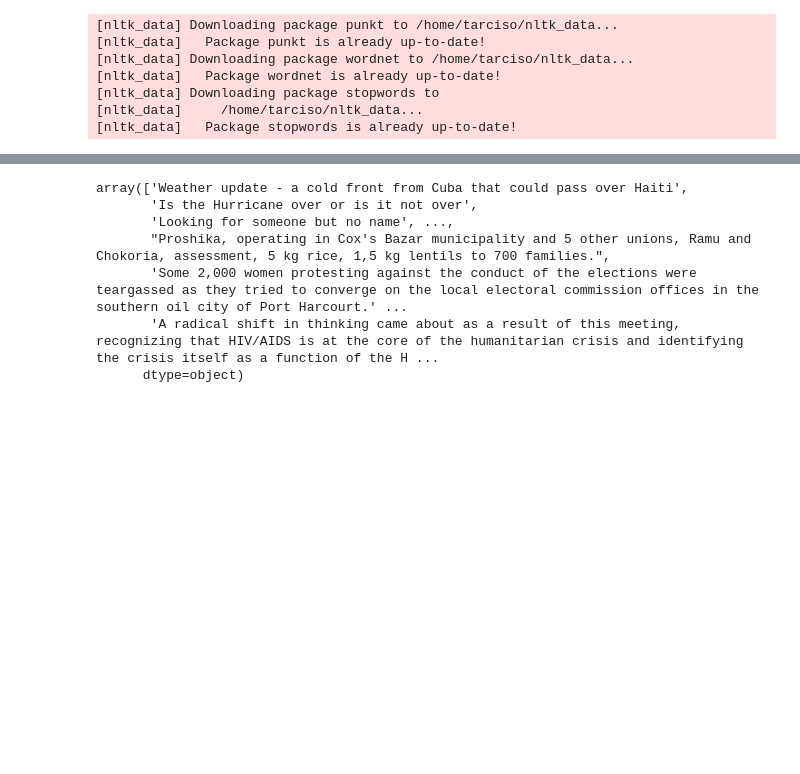
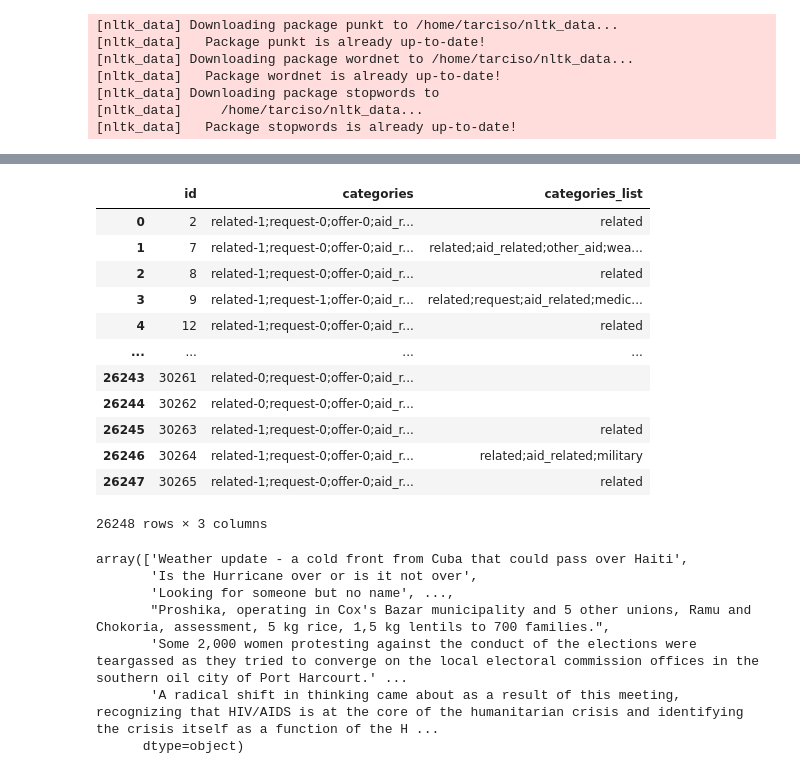
Before and after one commit to tarcisobraz/disaster-message-clf, a Jupyter notebook: models/ML Pipeline Preparation.ipynb, the cells around one changed output, grey strips where cells are left out. Saved outputs shown, nothing was run; the diff lists cells and outputs as text; code cells hidden in the pictures; blank space fills up the shorter version.

```diff
--- a/models/ML Pipeline Preparation.ipynb
+++ b/models/ML Pipeline Preparation.ipynb
@@ -62,3 +52,24 @@ messages_categories.head()
+# %%
+categories = pd.read_csv('../data/disaster_categories.csv')
+categories['categories_list'] = categories['categories'].apply(lambda x: re.sub(r"[_a-z]+-0[;]?", "", x)) \
+                                    .apply(lambda x: re.sub(r"-1", "", x)) \
+                                    .apply(lambda x: re.sub(r";$", "", x))
+# %%
+categories
+# %% [output]
+|  | id | categories | categories_list |
+| 0 | 2 | related-1;request-0;offer-0;aid_r... | related |
+| 1 | 7 | related-1;request-0;offer-0;aid_r... | related;aid_related;other_aid;wea... |
+| 2 | 8 | related-1;request-0;offer-0;aid_r... | related |
+| 3 | 9 | related-1;request-1;offer-0;aid_r... | related;request;aid_related;medic... |
+| 4 | 12 | related-1;request-0;offer-0;aid_r... | related |
+| ... | ... | ... | ... |
+| 26243 | 30261 | related-0;request-0;offer-0;aid_r... |  |
+| 26244 | 30262 | related-0;request-0;offer-0;aid_r... |  |
+| 26245 | 30263 | related-1;request-0;offer-0;aid_r... | related |
+| 26246 | 30264 | related-1;request-0;offer-0;aid_r... | related;aid_related;military |
+| 26247 | 30265 | related-1;request-0;offer-0;aid_r... | related |
+26248 rows × 3 columns
 # %%
 X
 # %% [output]
```
Also changed, not shown: parts of 30 cells of this notebook.
